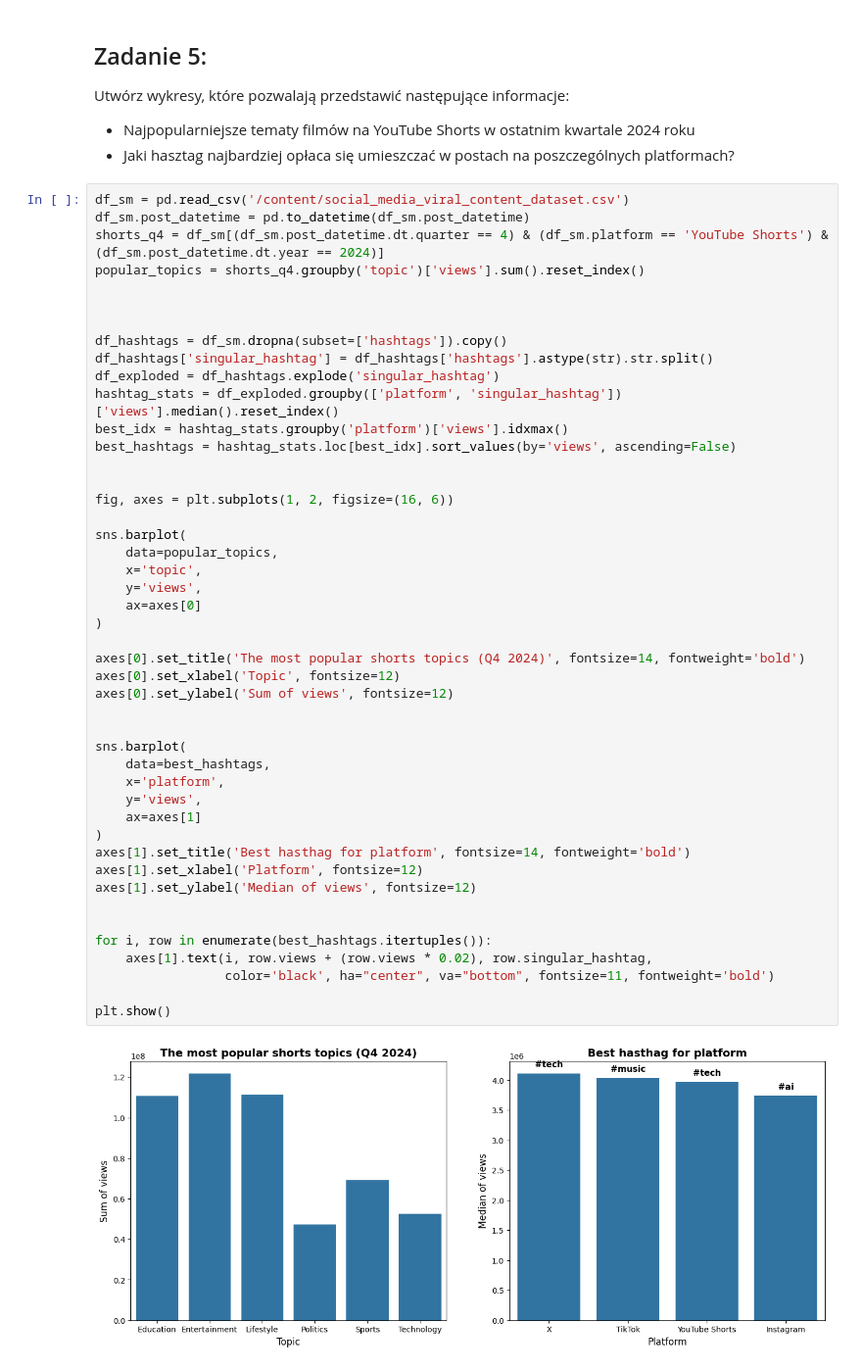
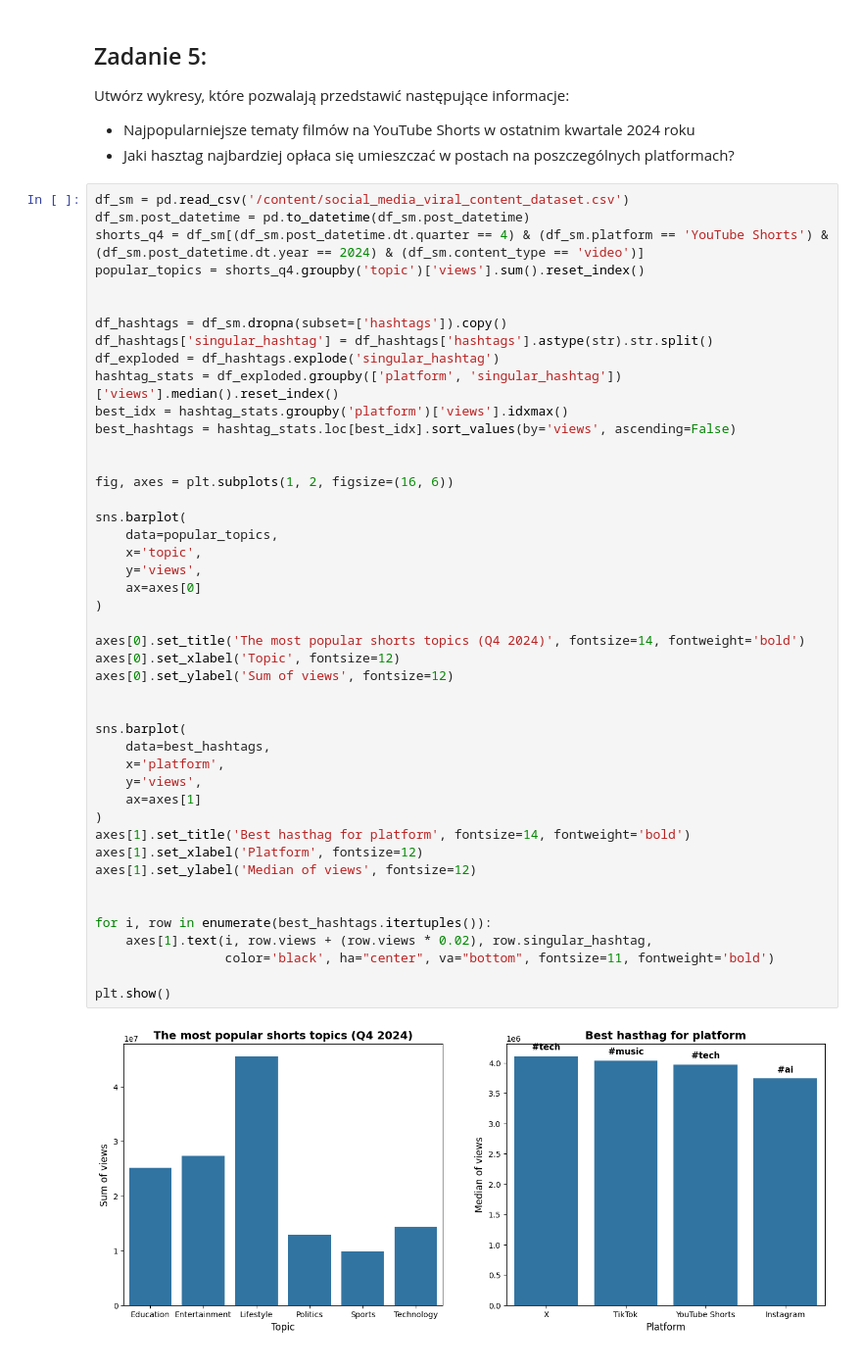
Before and after one commit to Zajecia-na-PWr-LR/lista-1-wiktoriamalinowska, a Jupyter notebook: UczenieMaszynowe_25_26_Lista1.ipynb, the cells around one changed output. Shown at 98% size. Saved outputs shown, nothing was run; the diff lists cells and outputs as text.

```diff
--- a/UczenieMaszynowe_25_26_Lista1.ipynb
+++ b/UczenieMaszynowe_25_26_Lista1.ipynb
@@ -191,9 +192,8 @@ Utwórz wykresy, które pozwalają przedstawić następujące informacje:
 # %%
 df_sm = pd.read_csv('/content/social_media_viral_content_dataset.csv')
 df_sm.post_datetime = pd.to_datetime(df_sm.post_datetime)
-shorts_q4 = df_sm[(df_sm.post_datetime.dt.quarter == 4) & (df_sm.platform == 'YouTube Shorts') & (df_sm.post_datetime.dt.year == 2024)]
+shorts_q4 = df_sm[(df_sm.post_datetime.dt.quarter == 4) & (df_sm.platform == 'YouTube Shorts') & (df_sm.post_datetime.dt.year == 2024) & (df_sm.content_type == 'video')]
 popular_topics = shorts_q4.groupby('topic')['views'].sum().reset_index()
-
 
 
 df_hashtags = df_sm.dropna(subset=['hashtags']).copy()
@@ -208,31 +208,31 @@ fig, axes = plt.subplots(1, 2, figsize=(16, 6))
 
 sns.barplot(
     data=popular_topics,
     x='topic',
     y='views',
     ax=axes[0]
 )
 
 axes[0].set_title('The most popular shorts topics (Q4 2024)', fontsize=14, fontweight='bold')
 axes[0].set_xlabel('Topic', fontsize=12)
 axes[0].set_ylabel('Sum of views', fontsize=12)
 
 
 sns.barplot(
     data=best_hashtags,
     x='platform',
     y='views',
     ax=axes[1]
 )
 axes[1].set_title('Best hasthag for platform', fontsize=14, fontweight='bold')
 axes[1].set_xlabel('Platform', fontsize=12)
 axes[1].set_ylabel('Median of views', fontsize=12)
 
 
 for i, row in enumerate(best_hashtags.itertuples()):
     axes[1].text(i, row.views + (row.views * 0.02), row.singular_hashtag,
                  color='black', ha="center", va="bottom", fontsize=11, fontweight='bold')
 
 plt.show()
 # %% [output]
-[figure, old version]
+[figure, new version]
```
Also changed, not shown: parts of 1 cell of this notebook.
